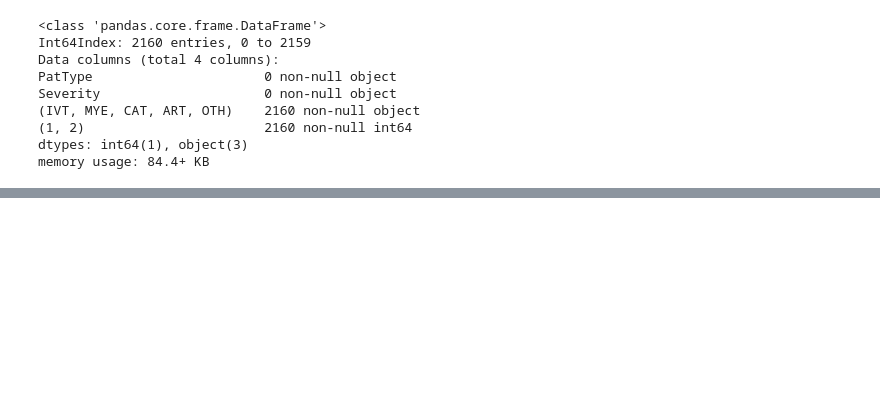
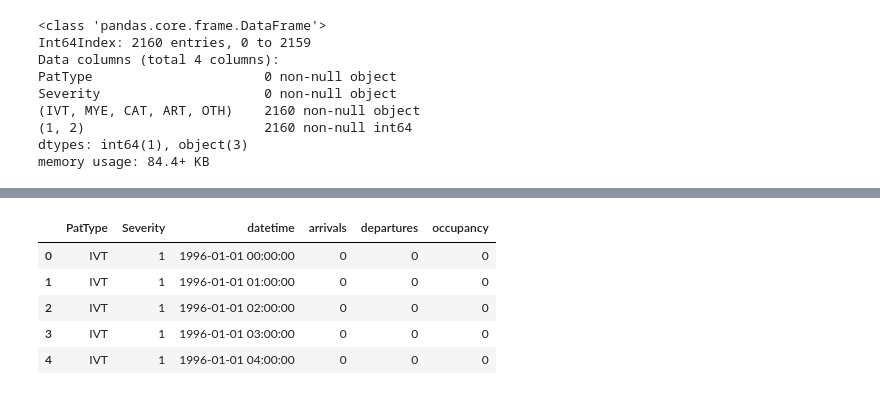
Before and after one commit to misken/hillmaker, a Jupyter notebook: hillmaker/testing/iss17_multicats.ipynb, the cells around one changed output, grey strips where cells are left out. Cells and saved outputs as stored; diff of their text form; code cells hidden in the pictures; blank space fills up the shorter version.

```diff
--- a/hillmaker/testing/iss17_multicats.ipynb
+++ b/hillmaker/testing/iss17_multicats.ipynb
@@ -261,3 +316,6 @@ Severity                     0 non-null object
 (1, 2)                       2160 non-null int64
 dtypes: int64(1), object(3)
 memory usage: 84.4+ KB
+# %%
+bydt_data = {'datetime': rng_bydt, 'arrivals': [0.0] * len_bydt,
+                     'departures': [0.0] * len_bydt, 'occupancy': [0.0] * len_bydt}
@@ -263,0 +336,2 @@ memory usage: 84.4+ KB
+# %%
+bydt_data_df = DataFrame(bydt_data, columns=['datetime', 'arrivals', 'departures', 'occupancy'])
@@ -263,0 +359,7 @@ memory usage: 84.4+ KB
+# %%
+bydt_df = DataFrame()
+for cat_df in all_cat_df:
+
+        #bydt_df_cat = DataFrame(bydt_data, columns=['category', 'datetime', 'arrivals', 'departures', 'occupancy'])
+        bydt_df_cat = pd.concat([cat_df, bydt_data_df],axis=1)
+        bydt_df = pd.concat([bydt_df, bydt_df_cat])
@@ -263,0 +384,9 @@ memory usage: 84.4+ KB
+# %%
+bydt_df.head()
+# %% [output]
+|  | PatType | Severity | datetime | arrivals | departures | occupancy |
+| 0 | IVT | 1 | 1996-01-01 00:00:00 | 0 | 0 | 0 |
+| 1 | IVT | 1 | 1996-01-01 01:00:00 | 0 | 0 | 0 |
+| 2 | IVT | 1 | 1996-01-01 02:00:00 | 0 | 0 | 0 |
+| 3 | IVT | 1 | 1996-01-01 03:00:00 | 0 | 0 | 0 |
+| 4 | IVT | 1 | 1996-01-01 04:00:00 | 0 | 0 | 0 |
```
Also changed, not shown: parts of 28 cells of this notebook, 2 other files.
